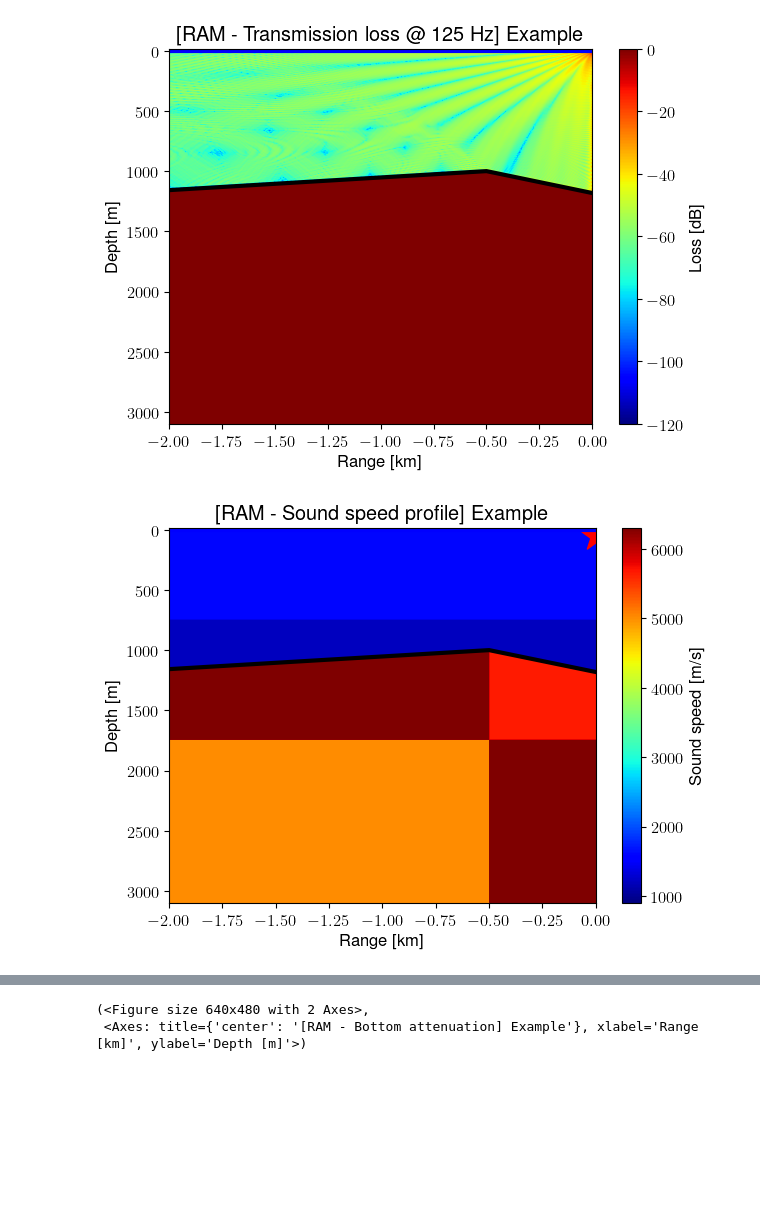
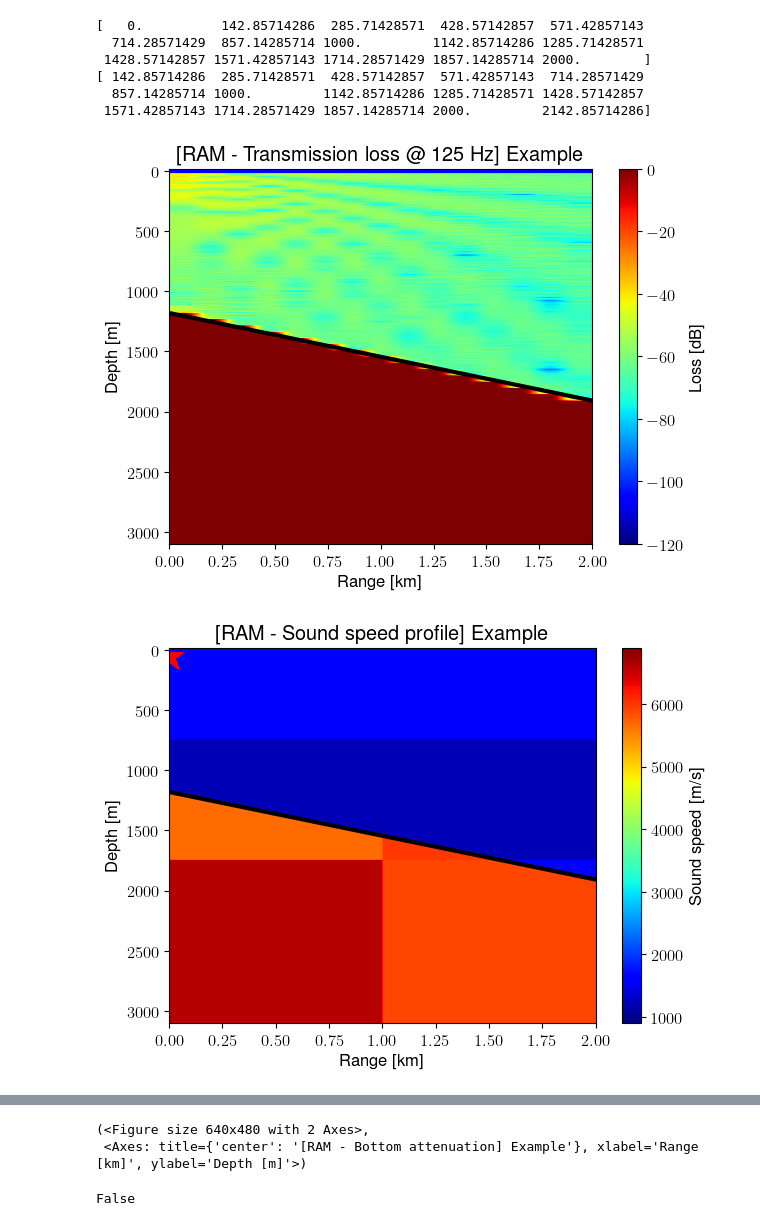
Before and after one commit to ErVuL/uAcoustics, a Jupyter notebook: python/RAM.ipynb, the cells around one changed output, grey strips where cells are left out. Saved outputs shown, nothing was run; the diff lists cells and outputs as text; code cells hidden in the pictures; blank space fills up the shorter version.

Commit message:
rx_range ok for BELLHOP and KRAKEN.

```diff
--- a/python/RAM.ipynb
+++ b/python/RAM.ipynb
@@ -2,7 +2,7 @@
 import arlpy.uwapm as pm
 import numpy as np
 
-x = np.linspace(-2000, 0, 1000)
+x = np.linspace(0, 2000, 15)
 z = np.linspace(-15, 3100,  720)
 
 ssp_range = np.array([-5000, 0, 5000])
@@ -41,32 +41,38 @@ env = pm.make_env2d(
     rx_depth        = z,                                                   # m
 
     # ALL: Sound speed profiles
     ssp_range       = ssp_range,                                           # m
     ssp_depth       = ssp_depth,                                           # m
     ssp             = ssp,                                                 # m/s
 
     # ALL: Source freq and depth
     tx_freq         = 125,                                                 # Hz
     tx_depth        = 50,                                                  # m
 
     # ALL: Bottom interface
     bot_interface   = np.column_stack((bot_range,bot_interface)),          # m
 
     # RAM: Bottom settings
     bot_range       = bot_xrange,
     bot_depth       = bot_xdepth,
     bot_PwaveSpeed  = bot_ssp,
     bot_density     = bot_density,
     bot_PwaveAttn   = bot_attenuation,
     )
 
 RAM = pm.RAM(env)
 RAM.compute_transmission_loss()
 
 RAM.plot_transmission_loss()
 RAM.plot_ssp()
 RAM.plot_bot_density()
 RAM.plot_bot_attn()
 # %% [output]
+[   0.          142.85714286  285.71428571  428.57142857  571.42857143
+  714.28571429  857.14285714 1000.         1142.85714286 1285.71428571
+ 1428.57142857 1571.42857143 1714.28571429 1857.14285714 2000.        ]
+[ 142.85714286  285.71428571  428.57142857  571.42857143  714.28571429
+  857.14285714 1000.         1142.85714286 1285.71428571 1428.57142857
+ 1571.42857143 1714.28571429 1857.14285714 2000.         2142.85714286]
-[figure, old version]
+[figure, new version]
-[figure, old version]
+[figure, new version]
@@ -75,2 +81,2 @@ RAM.plot_bot_attn()
-(<Figure size 640x480 with 2 Axes>,
- <Axes: title={'center': '[RAM - Bottom attenuation] Example'}, xlabel='Range [km]', ylabel='Depth [m]'>)
+(<Figure size 640x480 with 2 Axes>,
+ <Axes: title={'center': '[RAM - Bottom attenuation] Example'}, xlabel='Range [km]', ylabel='Depth [m]'>)
@@ -76,0 +85,4 @@ RAM.plot_bot_attn()
+# %%
+np.all(tlg == None)
+# %% [output]
+False
```
Also changed, not shown: parts of 2 cells of this notebook, 3 other files.
